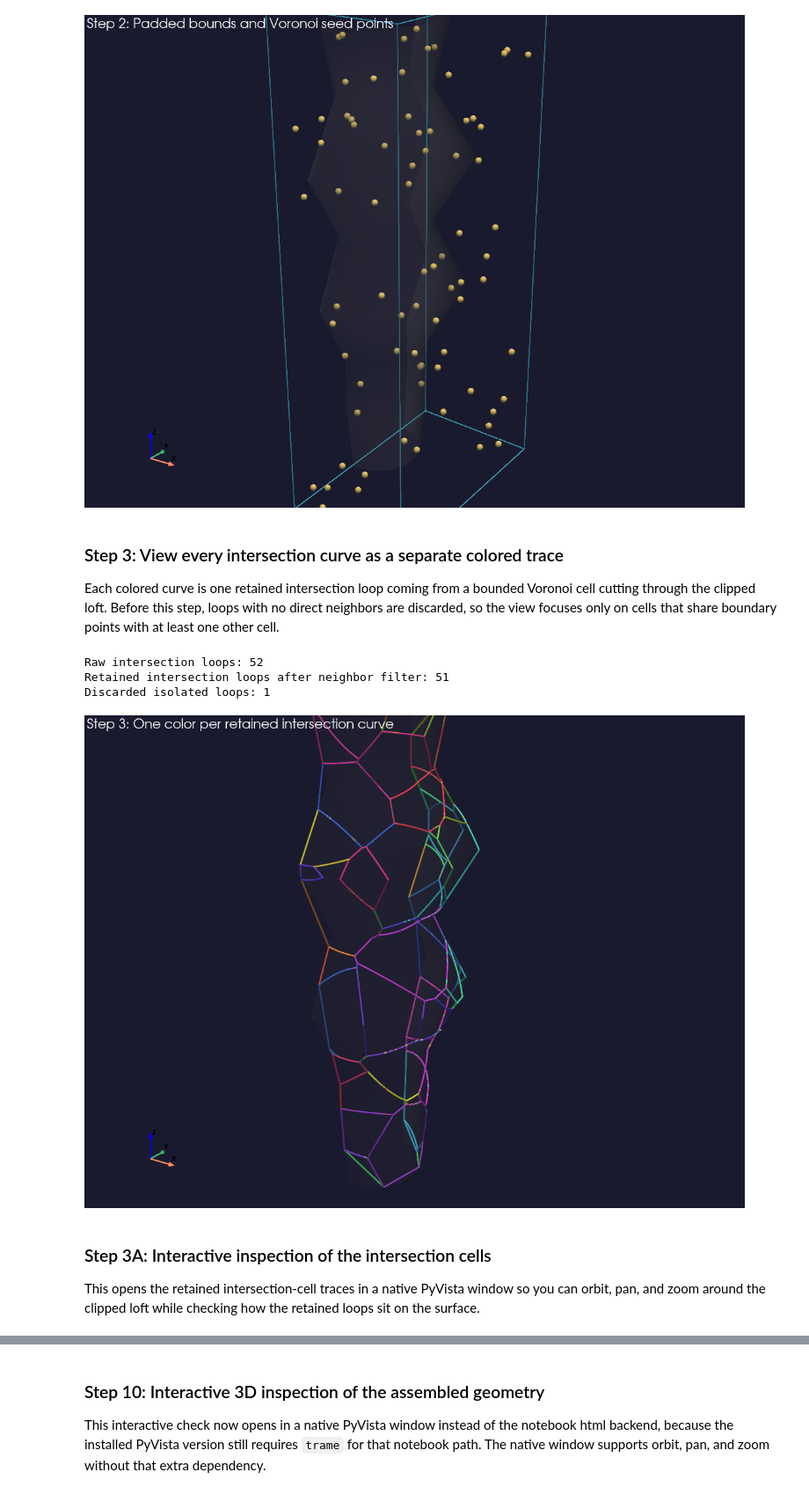
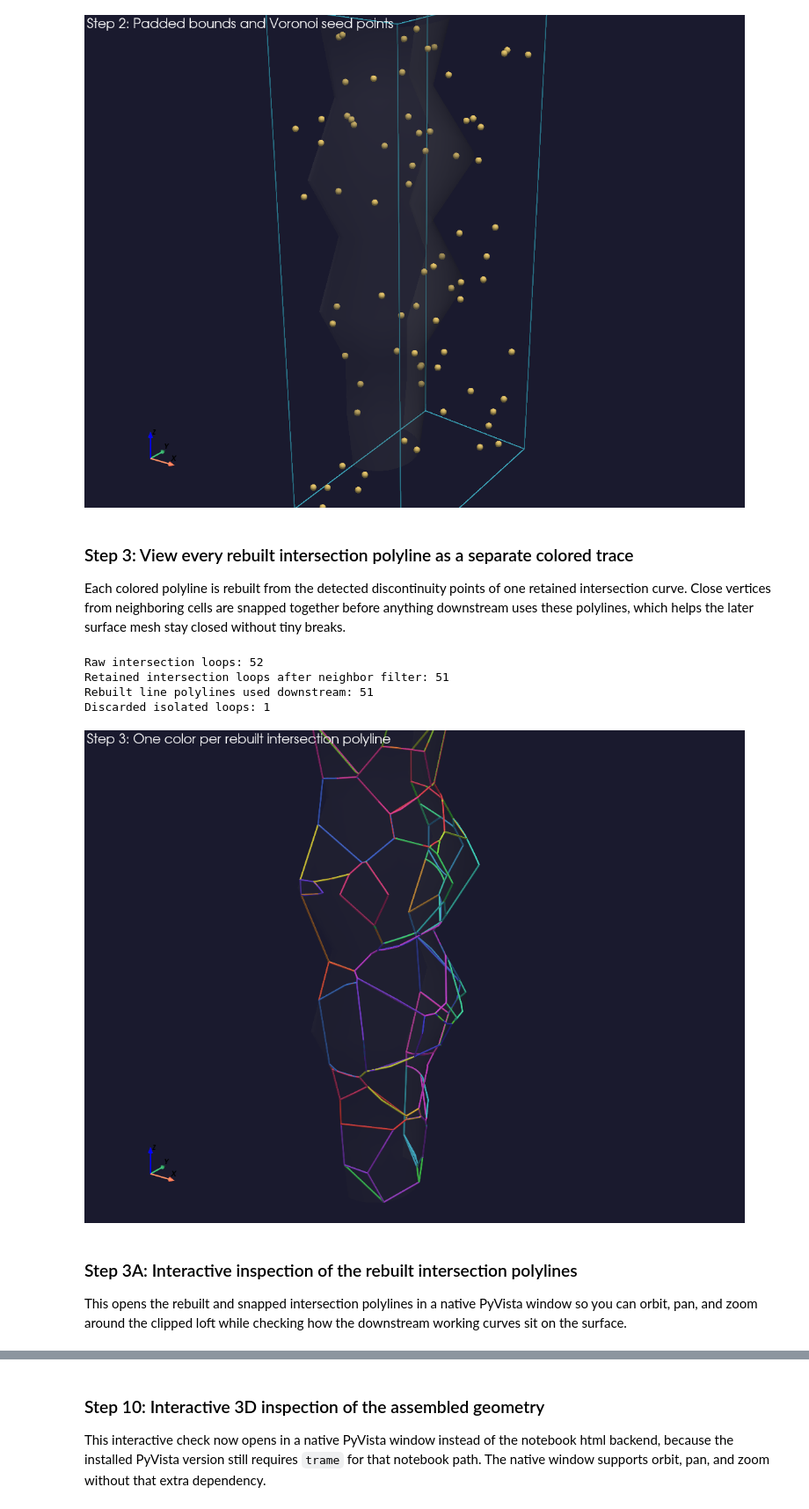
Before and after one commit to Livia-Zaharia/enhancement-geometry, a Jupyter notebook: lofted_surface_voronoi_generation.ipynb, the cells around one changed output, grey strips where cells are left out. Shown at 88% size. Cells and saved outputs as stored; diff of their text form; code cells hidden in the pictures.

```diff
--- a/lofted_surface_voronoi_generation.ipynb
+++ b/lofted_surface_voronoi_generation.ipynb
@@ -421,6 +422,14 @@ closed_polylines, kept_polyline_indices, discarded_polyline_indices = filter_iso
     raw_closed_polylines,
     tolerance=active_surface_config.line_tolerance,
 )
+retained_intersection_polyline_count = len(closed_polylines)
+polyline_snap_tolerance = max(20.0 * active_surface_config.line_tolerance, 0.02)
+closed_polylines = rebuild_polylines_from_discontinuities(
+    closed_polylines,
+    tolerance=active_surface_config.line_tolerance,
+    discontinuity_angle_degrees=176.0,
+    neighbor_snap_tolerance=polyline_snap_tolerance,
+)
 polyline_mesh = build_polyline_mesh(closed_polylines)
 discarded_polyline_mesh = build_polyline_mesh([raw_closed_polylines[index] for index in discarded_polyline_indices])
 
@@ -428,7 +437,9 @@ print(f"Random seed points: {len(seed_points)}")
 print(f"Voronoi random seed: {active_point_config.random_seed}")
 print(f"Bounded Voronoi cells: {len(voronoi_cells)}")
 print(f"Raw surface intersection polylines: {len(raw_closed_polylines)}")
-print(f"Surface intersection polylines kept after neighbor filter: {len(closed_polylines)}")
+print(f"Surface intersection polylines kept after neighbor filter: {retained_intersection_polyline_count}")
+print(f"Rebuilt line polylines used downstream: {len(closed_polylines)}")
+print(f"Polyline snap tolerance used: {polyline_snap_tolerance:.4f}")
 print(f"Discarded isolated polylines: {len(discarded_polyline_indices)}")
 print(f"Polyline mesh lines: {polyline_mesh.n_lines}")
 # %% [output]
@@ -449,6 +462,7 @@ curve_result = analyze_and_generate_surfaces(
     small_cell_extrusion_factor=SMALL_CELL_EXTRUSION_FACTOR,
     extrusion_scale_origin=initial_loft_bbox_center,
     planar_scale_factors=(scale_x, scale_y),
+    slice_plane_x=active_surface_config.slice_origin[0],
 )
 analysis_original_polylines = [analysis.original_polyline for analysis in curve_result.analyses]
 analysis_followup_polylines = [analysis.followup_polyline for analysis in curve_result.analyses]
@@ -484,20 +498,16 @@ analysis_output_modes: list[str] = []
 for analysis in curve_result.analyses:
     if analysis.ratio >= curve_result.average_ratio:
         offset_vector = extrusion_multiplier * analysis.extrusion_base_vector
-        # Large curves become lofted side walls plus a cap.
-        moved_scaled_polyline = _scale_and_offset_polyline(
+        # Large curves now use two moved scaled polylines so the open patch is lofted in two consecutive bands.
+        staged_mesh, _, _ = _build_staged_offset_lofts(
             analysis.followup_polyline,
             center=analysis.circle_center,
             plane_u=analysis.plane_u,
             plane_v=analysis.plane_v,
-            scale_factor=0.5,
             offset_vector=offset_vector,
         )
-        moved_center = analysis.circle_center + offset_vector
-        side_mesh = _loft_between_polylines(analysis.followup_polyline, moved_scaled_polyline)
-        cap_mesh = _fan_surface_from_center(moved_center, moved_scaled_polyline[:-1])
-        analysis_preview_output_meshes.append(side_mesh)
-        analysis_output_meshes.append(side_mesh.merge(cap_mesh).clean().triangulate())
+        analysis_preview_output_meshes.append(staged_mesh)
+        analysis_output_meshes.append(staged_mesh)
         analysis_output_modes.append("large")
     else:
         offset_vector = SMALL_CELL_EXTRUSION_FACTOR * extrusion_multiplier * analysis.extrusion_base_vector
@@ -531,12 +541,12 @@ if len(extrusion_base_lengths) > 0:
     )
 if curve_result.followup_polylines:
     print(
-        f"Follow-up curve segments - min: {min(len(polyline) - 1 for polyline in curve_result.followup_polylines)}, "
+        f"Working polyline segments - min: {min(len(polyline) - 1 for polyline in curve_result.followup_polylines)}, "
         f"max: {max(len(polyline) - 1 for polyline in curve_result.followup_polylines)}, "
         f"mean: {np.mean([len(polyline) - 1 for polyline in curve_result.followup_polylines]):.1f}"
     )
 else:
-    print("Follow-up curve segments: no retained curves were generated.")
+    print("Working polyline segments: no retained curves were generated.")
 print(f"Discontinuity markers total: {len(all_discontinuity_points)}")
 
 top_count = min(8, len(sorted_indices))
@@ -1162,14 +1172,15 @@ The cyan box is slightly larger than the kept loft half, and the yellow points a
 [figure]
 # %%
 show_step(
-    "Step 3: View every intersection curve as a separate colored trace",
-    "Each colored curve is one retained intersection loop coming from a bounded Voronoi cell cutting through the clipped loft. Before this step, loops with no direct neighbors are discarded, so the view focuses only on cells that share boundary points with at least one other cell.",
+    "Step 3: View every rebuilt intersection polyline as a separate colored trace",
+    "Each colored polyline is rebuilt from the detected discontinuity points of one retained intersection curve. Close vertices from neighboring cells are snapped together before anything downstream uses these polylines, which helps the later surface mesh stay closed without tiny breaks.",
 )
 print(f"Raw intersection loops: {len(raw_closed_polylines)}")
-print(f"Retained intersection loops after neighbor filter: {len(analysis_original_polylines)}")
+print(f"Retained intersection loops after neighbor filter: {retained_intersection_polyline_count}")
+print(f"Rebuilt line polylines used downstream: {len(analysis_original_polylines)}")
 print(f"Discarded isolated loops: {len(discarded_polyline_indices)}")
 display_static_scene(
-    title="Step 3: One color per retained intersection curve",
+    title="Step 3: One color per rebuilt intersection polyline",
     bounds=half_surface.bounds,
     target=half_surface.center,
     meshes=[
@@ -1195,48 +1206,49 @@ display_static_scene(
     ],
 )
 show_step(
-    "Step 3A: Interactive inspection of the intersection cells",
-    "This opens the retained intersection-cell traces in a native PyVista window so you can orbit, pan, and zoom around the clipped loft while checking how the retained loops sit on the surface.",
+    "Step 3A: Interactive inspection of the rebuilt intersection polylines",
+    "This opens the rebuilt and snapped intersection polylines in a native PyVista window so you can orbit, pan, and zoom around the clipped loft while checking how the downstream working curves sit on the surface.",
 )
 display_interactive_scene(
-    title="Step 3A: Interactive retained intersection curves",
+    title="Step 3A: Interactive rebuilt intersection polylines",
     bounds=half_surface.bounds,
     target=half_surface.center,
     meshes=[
         (
             half_surface,
             {
                 "color": "#727272",
                 "opacity": 0.13,
                 "smooth_shading": True,
             },
         ),
     ],
     line_meshes=[
         (
             build_polyline_mesh([polyline]),
             {
                 "color": curve_colors[index],
                 "line_width": 3,
                 "opacity": 1.0,
             },
         )
         for index, polyline in enumerate(analysis_original_polylines)
     ],
     zoom_factor=1.15,
     window_size=(1300, 950),
 )
 # %% [output]
-### Step 3: View every intersection curve as a separate colored trace
+### Step 3: View every rebuilt intersection polyline as a separate colored trace
 
-Each colored curve is one retained intersection loop coming from a bounded Voronoi cell cutting through the clipped loft. Before this step, loops with no direct neighbors are discarded, so the view focuses only on cells that share boundary points with at least one other cell.
+Each colored polyline is rebuilt from the detected discontinuity points of one retained intersection curve. Close vertices from neighboring cells are snapped together before anything downstream uses these polylines, which helps the later surface mesh stay closed without tiny breaks.
 Raw intersection loops: 52
 Retained intersection loops after neighbor filter: 51
+Rebuilt line polylines used downstream: 51
 Discarded isolated loops: 1
-[figure, old version]
+[figure, new version]
-### Step 3A: Interactive inspection of the intersection cells
+### Step 3A: Interactive inspection of the rebuilt intersection polylines
 
-This opens the retained intersection-cell traces in a native PyVista window so you can orbit, pan, and zoom around the clipped loft while checking how the retained loops sit on the surface.
+This opens the rebuilt and snapped intersection polylines in a native PyVista window so you can orbit, pan, and zoom around the clipped loft while checking how the downstream working curves sit on the surface.
 # %%
 show_step(
     "Step 4: Optional subset browser",
```
Also changed, not shown: parts of 11 cells of this notebook, 1 other file.
